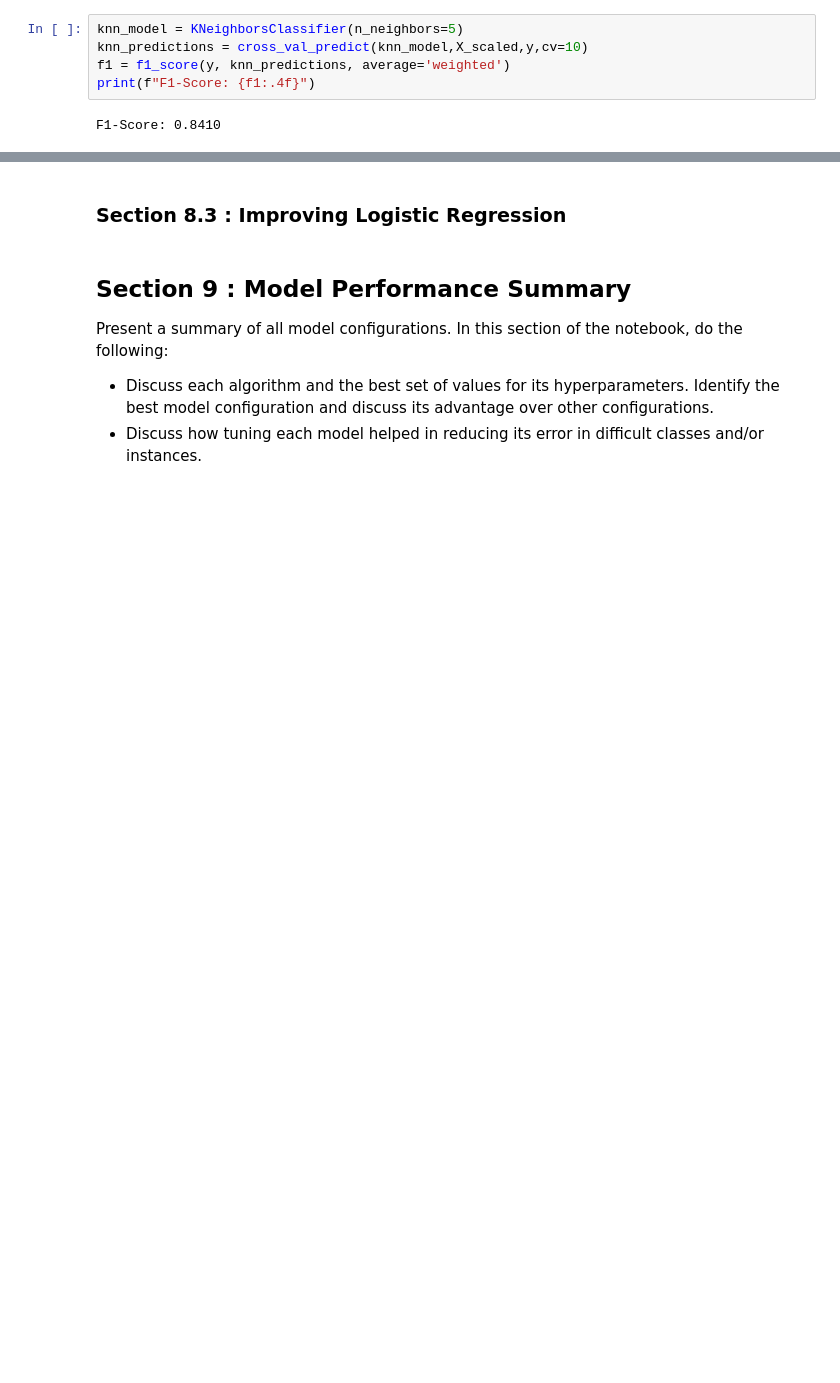
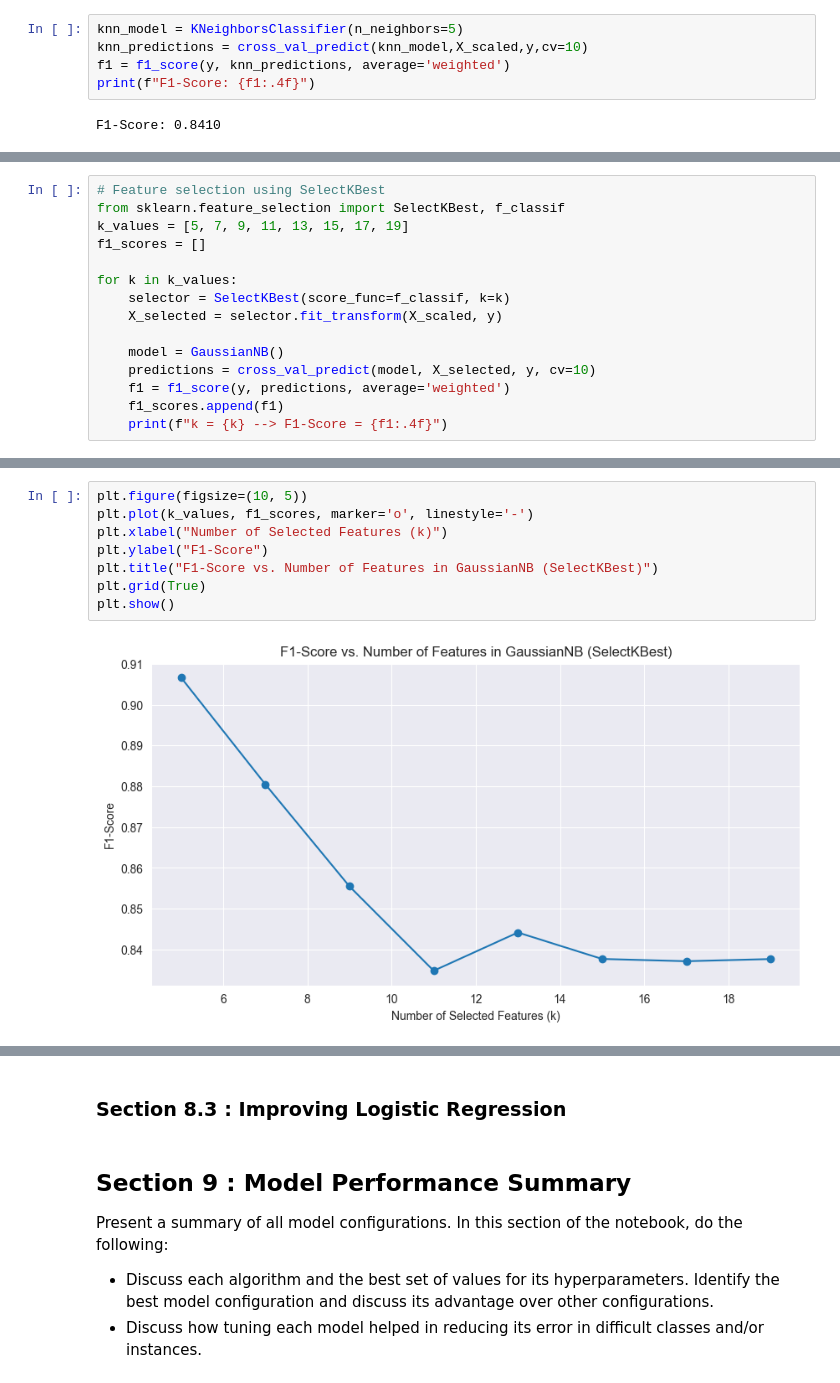
Before and after one commit to Nawshhh/MCO-STINTSY, a Jupyter notebook: MCO.ipynb, the cells around one changed output, grey strips where cells are left out. Drawn from its saved outputs; the diff is of its cells as text; blank space fills up the shorter version.

```diff
--- a/MCO.ipynb
+++ b/MCO.ipynb
@@ -1015,0 +1052,15 @@ F1-Score: 0.8410
+# %%
+# Feature selection using SelectKBest
+from sklearn.feature_selection import SelectKBest, f_classif
+k_values = [5, 7, 9, 11, 13, 15, 17, 19]
+f1_scores = []
+
+for k in k_values:
+    selector = SelectKBest(score_func=f_classif, k=k)
+    X_selected = selector.fit_transform(X_scaled, y)
+
+    model = GaussianNB()
+    predictions = cross_val_predict(model, X_selected, y, cv=10)
+    f1 = f1_score(y, predictions, average='weighted')
+    f1_scores.append(f1)
+    print(f"k = {k} --> F1-Score = {f1:.4f}")
@@ -1015,0 +1076,10 @@ F1-Score: 0.8410
+# %%
+plt.figure(figsize=(10, 5))
+plt.plot(k_values, f1_scores, marker='o', linestyle='-')
+plt.xlabel("Number of Selected Features (k)")
+plt.ylabel("F1-Score")
+plt.title("F1-Score vs. Number of Features in GaussianNB (SelectKBest)")
+plt.grid(True)
+plt.show()
+# %% [output]
+[figure, added]
```
Also changed, not shown: parts of 26 cells of this notebook.
